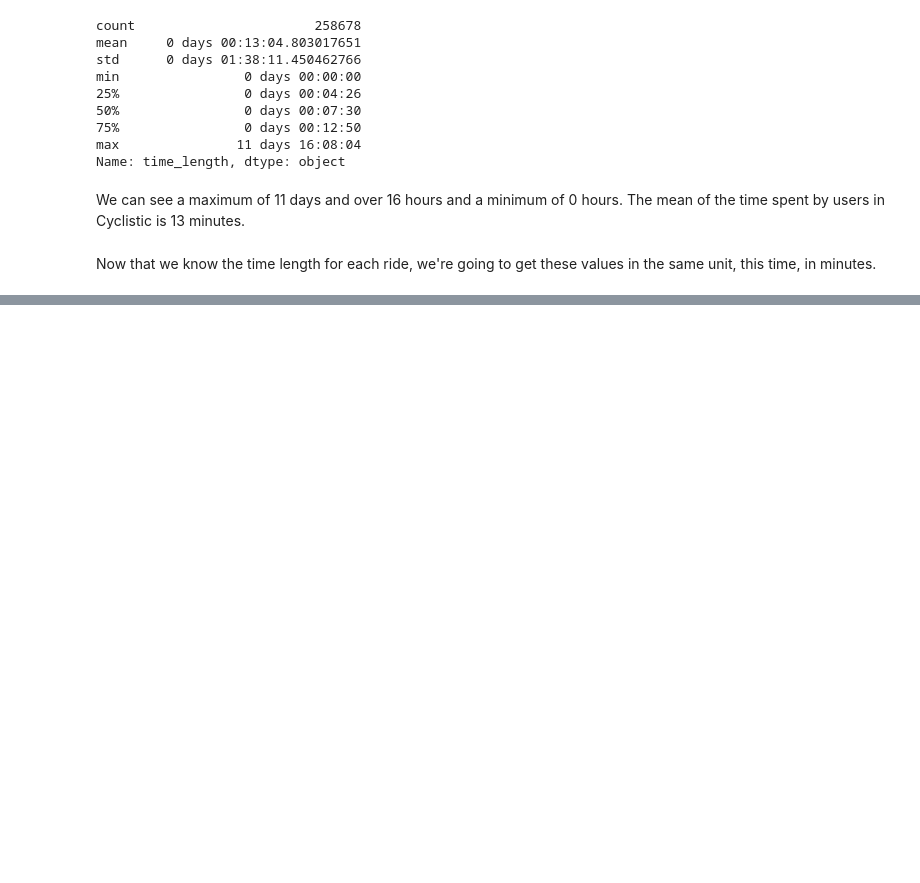
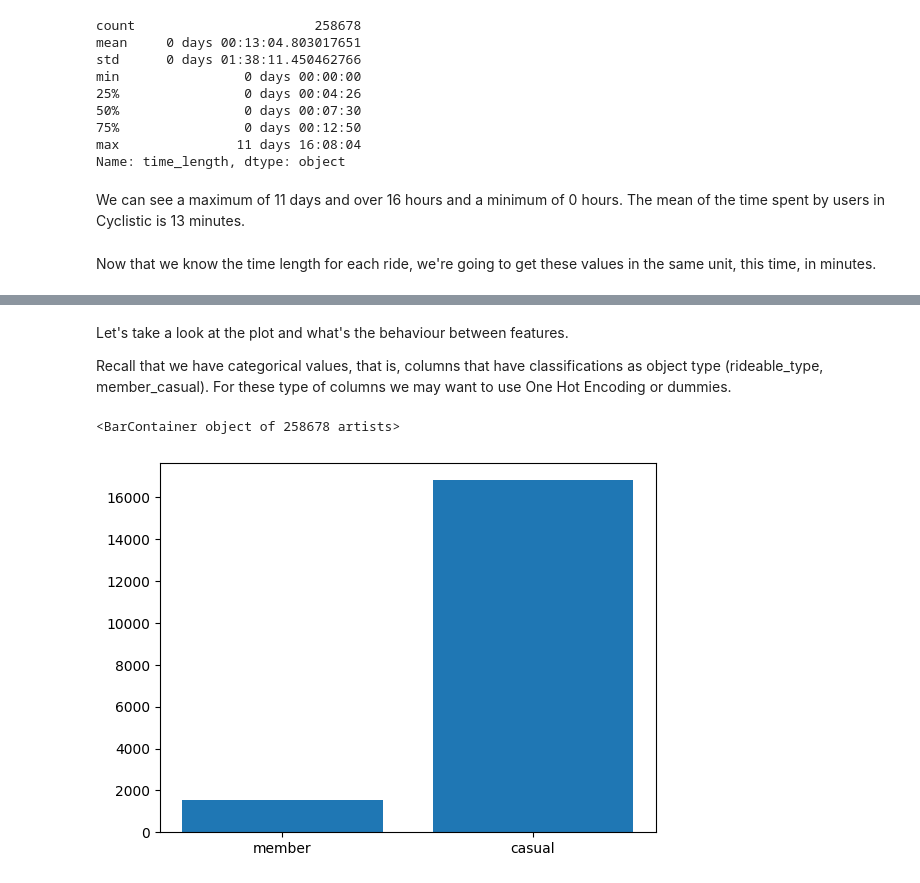
Before and after one commit to Lau397/Case_Study_Bike-Share, a Jupyter notebook: DA_Cyclistic.ipynb, the cells around one changed output, grey strips where cells are left out. Cells and saved outputs as stored; diff of their text form; code cells hidden in the pictures; blank space fills up the shorter version.

Commit message:
First graph added

```diff
--- a/DA_Cyclistic.ipynb
+++ b/DA_Cyclistic.ipynb
@@ -218,0 +204,10 @@ df_bikes.head(3)
+# %% [markdown]
+Let's take a look at the plot and what's the behaviour between features.
+
+Recall that we have categorical values, that is, columns that have classifications as object type (rideable_type, member_casual).
+For these type of columns we may want to use One Hot Encoding or dummies.
+# %%
+plt.bar(x=df_bikes["member_casual"], height=df_bikes["time_length [min]"])
+# %% [output]
+<BarContainer object of 258678 artists>
+[figure, added]
```
Also changed, not shown: parts of 9 cells of this notebook.
